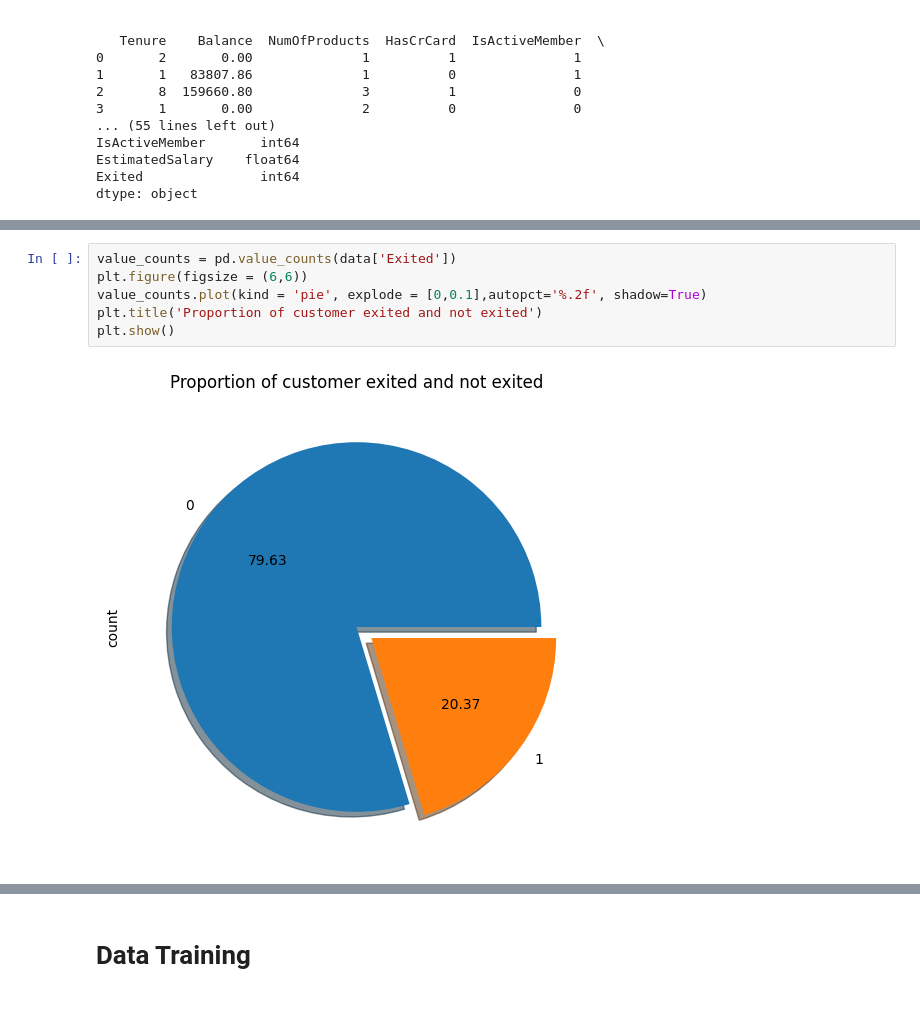
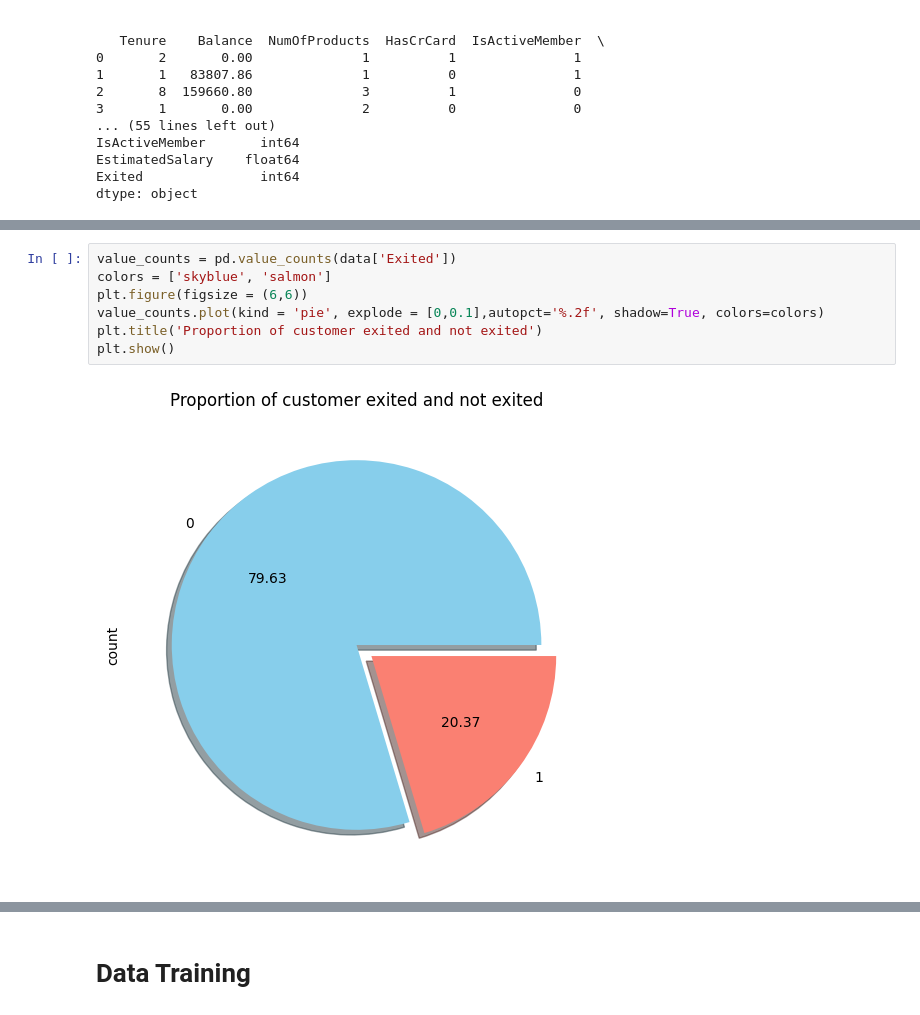
Before and after one commit to sakshik0524/Encryptix_Task3, a Jupyter notebook: Customer_Churn_Prediction.ipynb, the cells around one changed output, grey strips where cells are left out. Drawn from its saved outputs; the diff is of its cells as text.

```diff
--- a/Customer_Churn_Prediction.ipynb
+++ b/Customer_Churn_Prediction.ipynb
@@ -85,10 +85,11 @@ Passing `palette` without assigning `hue` is deprecated and will be removed in v
 # %%
 value_counts = pd.value_counts(data['Exited'])
+colors = ['skyblue', 'salmon']
 plt.figure(figsize = (6,6))
-value_counts.plot(kind = 'pie', explode = [0,0.1],autopct='%.2f', shadow=True)
+value_counts.plot(kind = 'pie', explode = [0,0.1],autopct='%.2f', shadow=True, colors=colors)
 plt.title('Proportion of customer exited and not exited')
 plt.show()
 # %% [output]
-[figure, old version]
+[figure, new version]
 # %%
 value_counts = pd.value_counts(data['Geography'])
```
Also changed, not shown: parts of 2 cells of this notebook.
